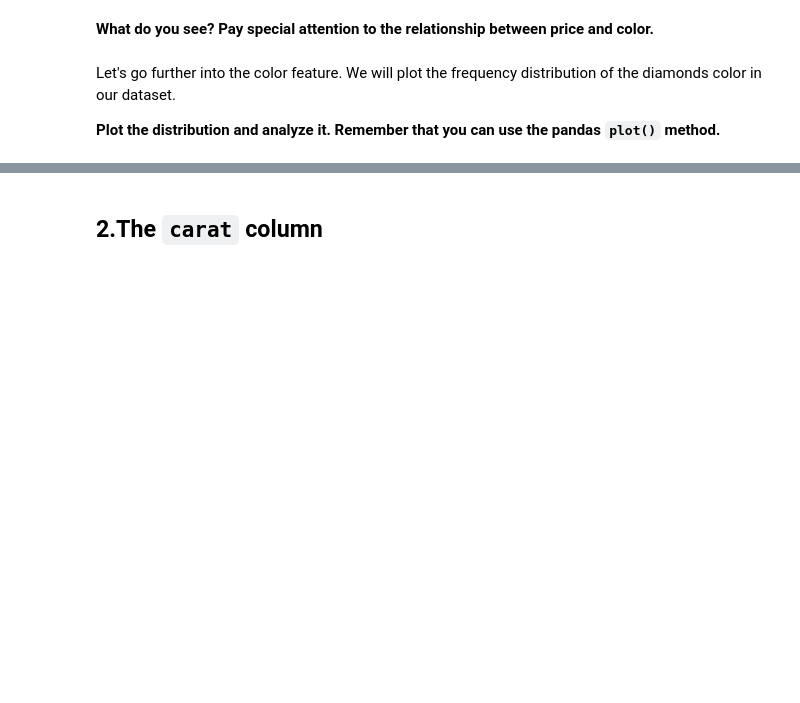
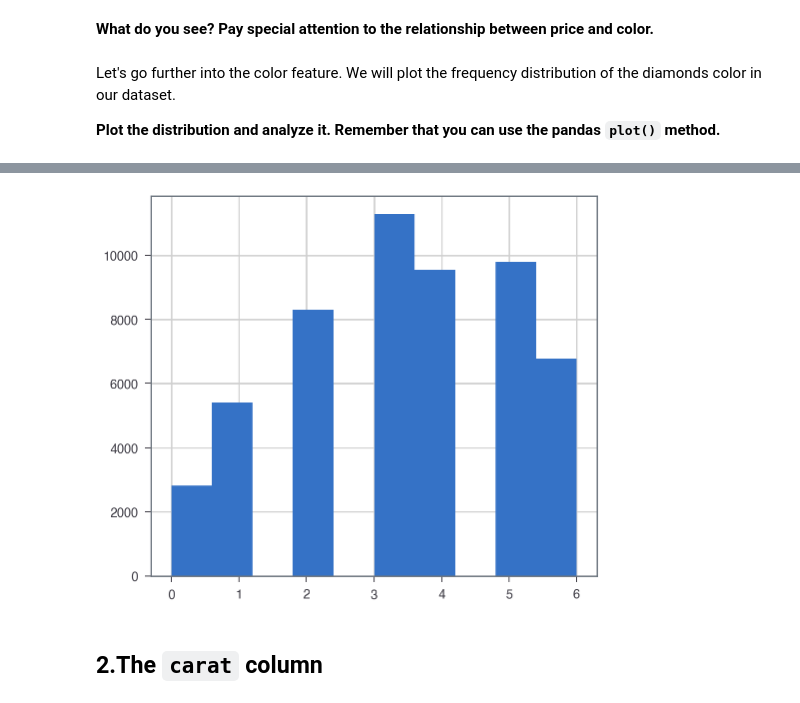
Before and after one commit to ta-data-lis/M2-mini-project1, a Jupyter notebook: 2.-EDA.ipynb, the cells around one changed output, grey strips where cells are left out. Saved outputs shown, nothing was run; the diff lists cells and outputs as text; code cells hidden in the pictures; blank space fills up the shorter version.

```diff
--- a/2.-EDA.ipynb
+++ b/2.-EDA.ipynb
@@ -48,0 +107,5 @@ Let's go further into the color feature. We will plot the frequency distribution
+# %%
+# SECOND PLOT
+diamonds['color'].hist();
+# %% [output]
+[figure, added]
```
Also changed, not shown: parts of 15 cells of this notebook.
